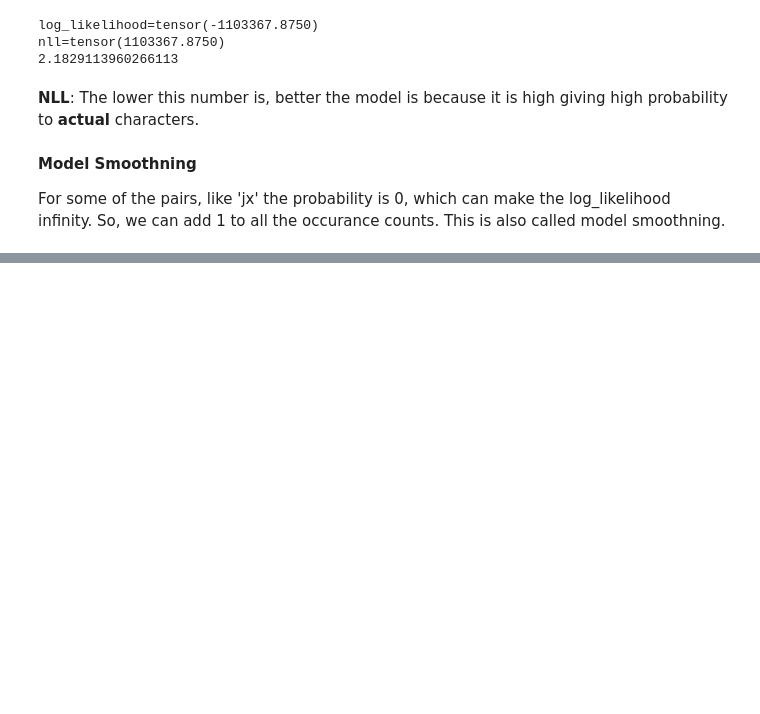
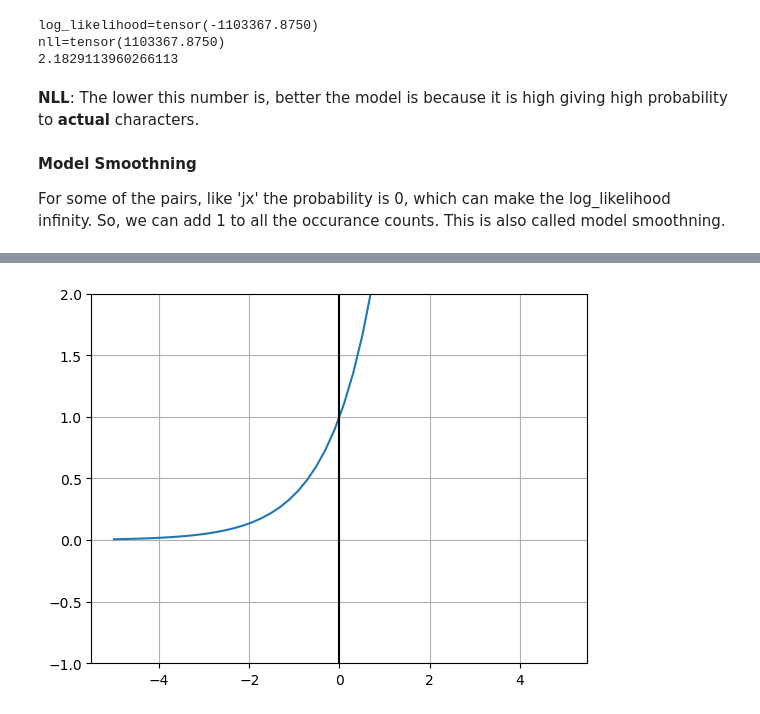
Before and after one commit to ndsnas/makemore, a Jupyter notebook: makemore.ipynb, the cells around one changed output, grey strips where cells are left out. Cells and saved outputs as stored; diff of their text form; code cells hidden in the pictures; blank space fills up the shorter version.

```diff
--- a/makemore.ipynb
+++ b/makemore.ipynb
@@ -202,0 +344,9 @@ P /= P.sum(dim=1, keepdim=True)
+# %%
+xin = np.linspace(-5, 5)
+plt.plot(xin, np.exp(xin))
+plt.grid(True, which='both')
+plt.ylim([-1,2])
+plt.axvline(x=0, color='k')
+plt.show()
+# %% [output]
+[figure, added]
```
Also changed, not shown: parts of 17 cells of this notebook.
